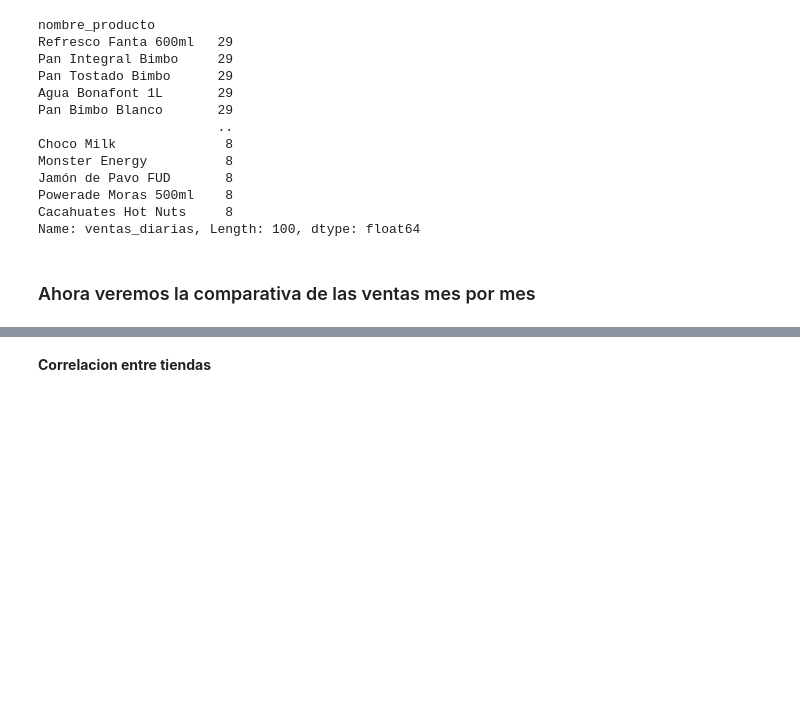
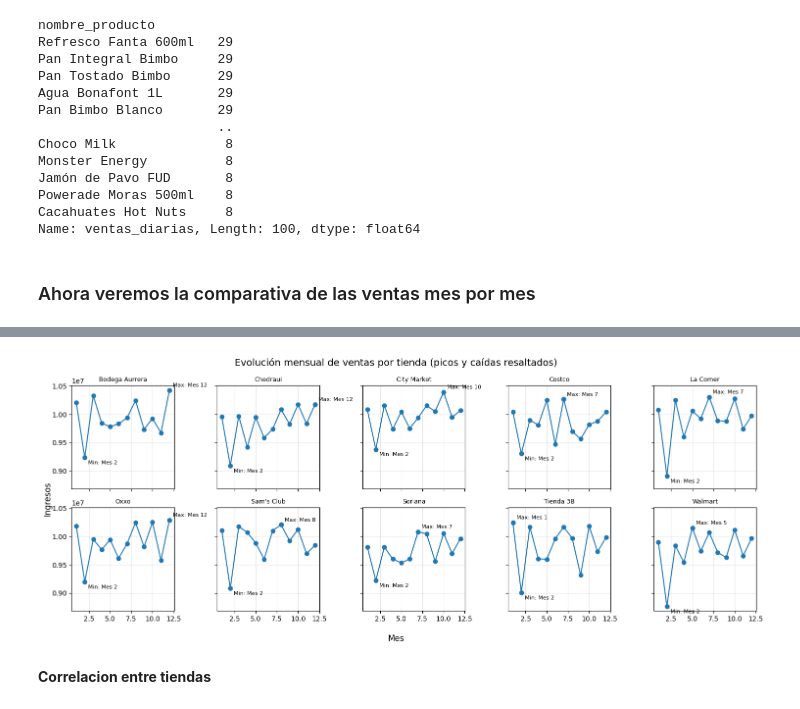
Before and after one commit to RicardoHEspinoza/PCD2026-EAR-Fork-, a Jupyter notebook: Análisis/notebooks/Finales/Analisis Por Puntos/2. Analisis Ciudad-Tienda-Producto.ipynb, the cells around one changed output, grey strips where cells are left out. Drawn from its saved outputs; the diff is of its cells as text; code cells hidden in the pictures; blank space fills up the shorter version.

```diff
--- a/Análisis/notebooks/Finales/Analisis Por Puntos/2. Analisis Ciudad-Tienda-Producto.ipynb
+++ b/Análisis/notebooks/Finales/Analisis Por Puntos/2. Analisis Ciudad-Tienda-Producto.ipynb
@@ -236,3 +204,89 @@ plt.show()
+# %%
+import numpy as np
+import matplotlib.pyplot as plt
+
+ventas_mensuales_tienda = (
+    df.groupby(["nombre_tienda", "mes"])["ingresos"]
+    .sum()
+    .reset_index()
+)
+
+# Lista de tiendas
+tiendas = ventas_mensuales_tienda["nombre_tienda"].unique()
+
+# Configuración del mosaico
+n_cols = 5
+n_rows = int(np.ceil(len(tiendas) / n_cols))
+
+fig, axes = plt.subplots(
+    n_rows,
+    n_cols,
+    figsize=(15, 6),
+    sharex=True,
+    sharey=True
+)
+
+axes = axes.flatten()
+
+# Graficar cada tienda
+for i, tienda in enumerate(tiendas):
+    data_tienda = ventas_mensuales_tienda[
+        ventas_mensuales_tienda["nombre_tienda"] == tienda
+    ]
+
+    # Línea de evolución
+    axes[i].plot(
+        data_tienda["mes"],
+        data_tienda["ingresos"],
+        marker="o"
+    )
+
+    # Máximo
+    idx_max = data_tienda["ingresos"].idxmax()
+    mes_max = data_tienda.loc[idx_max, "mes"]
+    ingreso_max = data_tienda.loc[idx_max, "ingresos"]
+
+    axes[i].scatter(mes_max, ingreso_max)
+    axes[i].annotate(
+        f"Max: Mes {mes_max}",
+        (mes_max, ingreso_max),
+        textcoords="offset points",
+        xytext=(5, 5),
+        fontsize=8
+    )
+
+    # Mínimo
+    idx_min = data_tienda["ingresos"].idxmin()
+    mes_min = data_tienda.loc[idx_min, "mes"]
+    ingreso_min = data_tienda.loc[idx_min, "ingresos"]
+
+    axes[i].scatter(mes_min, ingreso_min)
+    axes[i].annotate(
+        f"Min: Mes {mes_min}",
+        (mes_min, ingreso_min),
+        textcoords="offset points",
+        xytext=(5, -10),
+        fontsize=8
+    )
+
+    axes[i].set_title(tienda, fontsize=9)
+    axes[i].grid(alpha=0.3)
+
+# Eliminar subplots vacíos
+for j in range(i + 1, len(axes)):
+    fig.delaxes(axes[j])
+
+fig.suptitle(
+    "Evolución mensual de ventas por tienda (picos y caídas resaltados)",
+    fontsize=14
+)
+fig.supxlabel("Mes")
+fig.supylabel("Ingresos")
+
+plt.tight_layout()
+plt.show()
+# %% [output]
+[figure, added]
 # %% [markdown]
 **Correlacion entre tiendas**
 # %%
```
Also changed, not shown: parts of 10 cells of this notebook, 2 other files.
